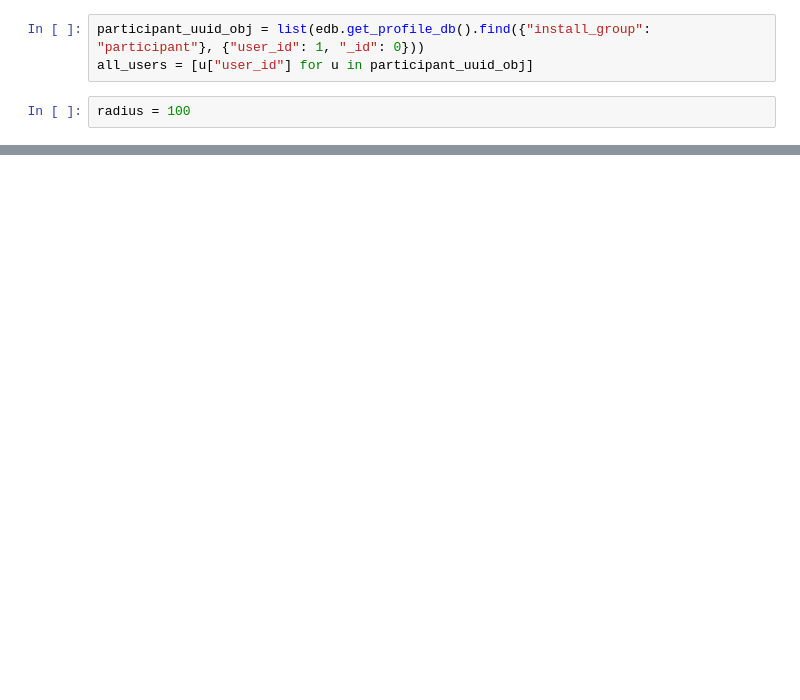
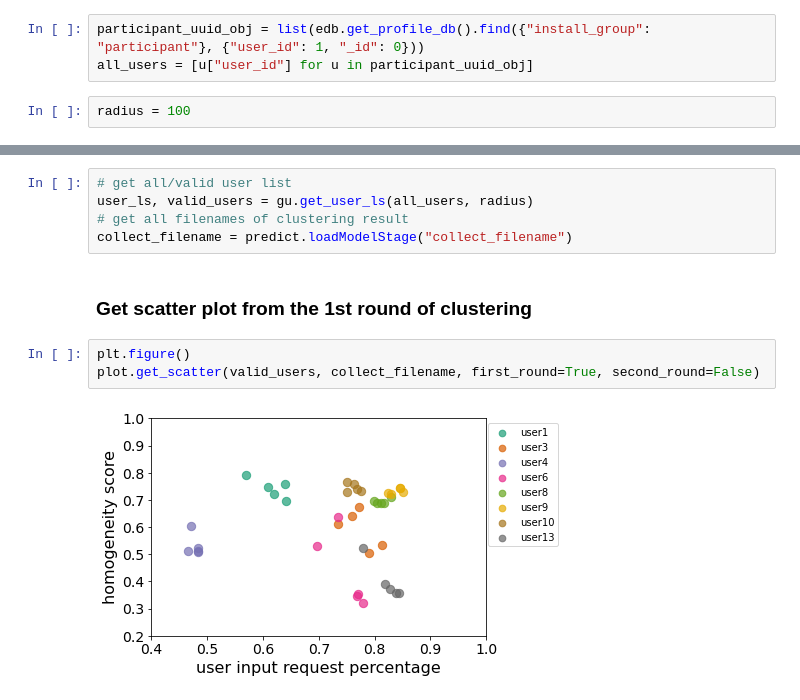
Before and after one commit to e-mission/e-mission-eval-private-data, a Jupyter notebook: tour_model_eval/first_second_round_evaluation.ipynb, the cells around one changed output, grey strips where cells are left out. Cells and saved outputs as stored; diff of their text form; blank space fills up the shorter version.

Commit message:
check in the changes in the notebook, have put the original clustering code in evaluation_pipeline

```diff
--- a/tour_model_eval/first_second_round_evaluation.ipynb
+++ b/tour_model_eval/first_second_round_evaluation.ipynb
@@ -82,0 +17,12 @@ with open("collect_filename", "w") as fd:
+# %%
+# get all/valid user list
+user_ls, valid_users = gu.get_user_ls(all_users, radius)
+# get all filenames of clustering result
+collect_filename = predict.loadModelStage("collect_filename")
+# %% [markdown]
+### Get scatter plot from the 1st round of clustering
+# %%
+plt.figure()
+plot.get_scatter(valid_users, collect_filename, first_round=True, second_round=False)
+# %% [output]
+[figure, added]
```
Also changed, not shown: parts of 5 cells of this notebook, 1 other file.
